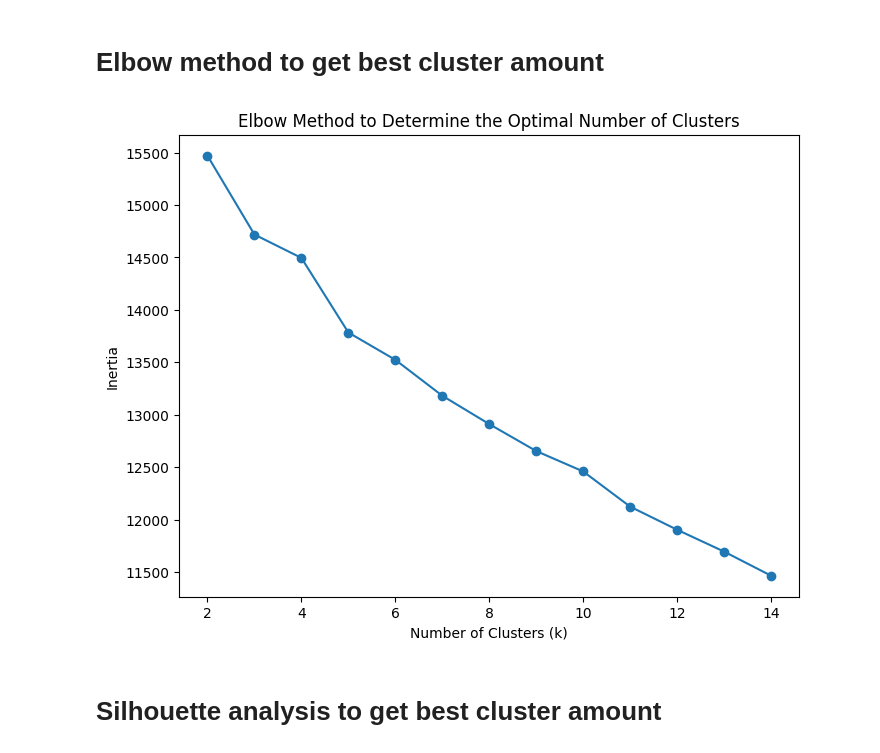
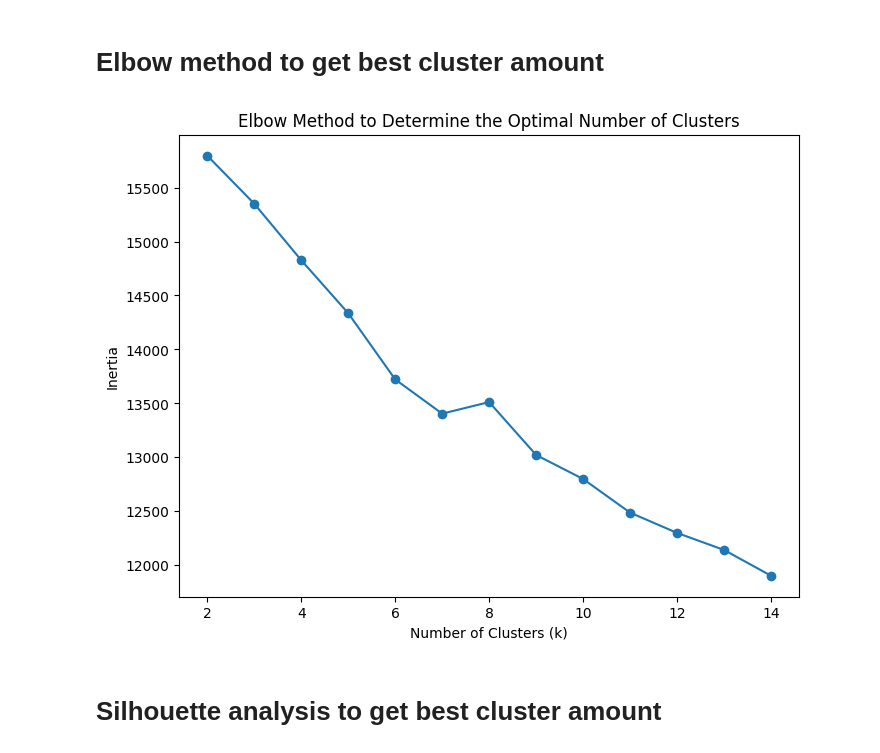
Before and after one commit to Jus-tiine/CTDS, a Jupyter notebook: GroupSimilarities.ipynb, the cells around one changed output. Drawn from its saved outputs; the diff is of its cells as text; code cells hidden in the pictures.

```diff
--- a/GroupSimilarities.ipynb
+++ b/GroupSimilarities.ipynb
@@ -69,13 +47,35 @@ behaviors.drop_duplicates(subset=['impression_id'], inplace=True)
 # Convert all words to lowercase.
 # Remove stopwords (e.g., using nltk or spacy).
 # Perform lemmatization to reduce words to their base form.
+def clean_text(text):
+    """Clean text by removing special characters, numbers, and converting to lowercase."""
+    text = re.sub(r"n't", " not", text)
+    text = re.sub(r"'ll", " will", text)
+    text = re.sub(r"'ve", " have", text)
+    text = re.sub(r"'re", " are", text)
+    text = re.sub(r"'d", " would", text)
+    text = re.sub(r"'s", " is", text)
+
+    text = re.sub(r'\W+', ' ', text)  # Remove special characters
+    text = re.sub(r'\d+', '', text)  # Remove numbers
+    return text.lower()
+
+def remove_stopwords_and_lemmatize(text):
+    """Remove stopwords and perform basic stemming/lemmatization."""
+    stopwords = set([
+        'the', 'and', 'is', 'in', 'to', 'of', 'a', 'an', 'on', 'for', 'with', 'as', 'by', 'at', 'from', 'this',
+        'that', 'it', 'or', 'but', 'not', 'be', 'are', 'was', 'were', 'can', 'will', 'would', 'should', 'has', 'have',
+        'had', 'do', 'does', 'did', 'which', 'if', 'then', 'than', 'so', 'such', 'there', 'about', 'into', 'over', 'after'
+    ])
+    words = text.split()
+    # Basic lemmatization (remove plural "s")
+    lemmatized = [word[:-1] if word.endswith('s') else word for word in words]
+    return " ".join(word for word in lemmatized if word not in stopwords)
+
 def preprocess_text(text):
-    lemmatizer = WordNetLemmatizer()
-    stop_words = set(stopwords.words('english'))
-    tokens = word_tokenize(str(text).lower())
-    tokens = [lemmatizer.lemmatize(word) for word in tokens if word.isalpha()]
-    tokens = [word for word in tokens if word not in stop_words]
-    return " ".join(tokens)
+    """Full preprocessing pipeline: clean text, remove stopwords, and lemmatize."""
+    cleaned_text = clean_text(text)
+    return remove_stopwords_and_lemmatize(cleaned_text)
 
 def preprocess_text_parallel(texts):
     processed_texts = [preprocess_text(text) for text in texts]
@@ -111,22 +111,22 @@ reduced_features = pca.fit_transform(news_features)
 # %%
 # Elbow method
 inertia_values = []
 cluster_range = range(2, 15)  # Test cluster numbers between 2 and 14
 
 for k in cluster_range:
-    kmeans = MiniBatchKMeans(n_clusters=k, random_state=42, batch_size=500)
+    kmeans = KMeans(n_clusters=k, random_state=42)
     kmeans.fit(reduced_features)
     inertia_values.append(kmeans.inertia_)
 
 # Elbow Method
 plt.figure(figsize=(8, 6))
 plt.plot(cluster_range, inertia_values, marker='o')
 plt.xlabel('Number of Clusters (k)')
 plt.ylabel('Inertia')
 plt.title('Elbow Method to Determine the Optimal Number of Clusters')
 plt.show()
 # %% [output]
-[figure, old version]
+[figure, new version]
 # %% [markdown]
 # Silhouette analysis to get best cluster amount
 # %%
```
Also changed, not shown: parts of 17 cells of this notebook.
